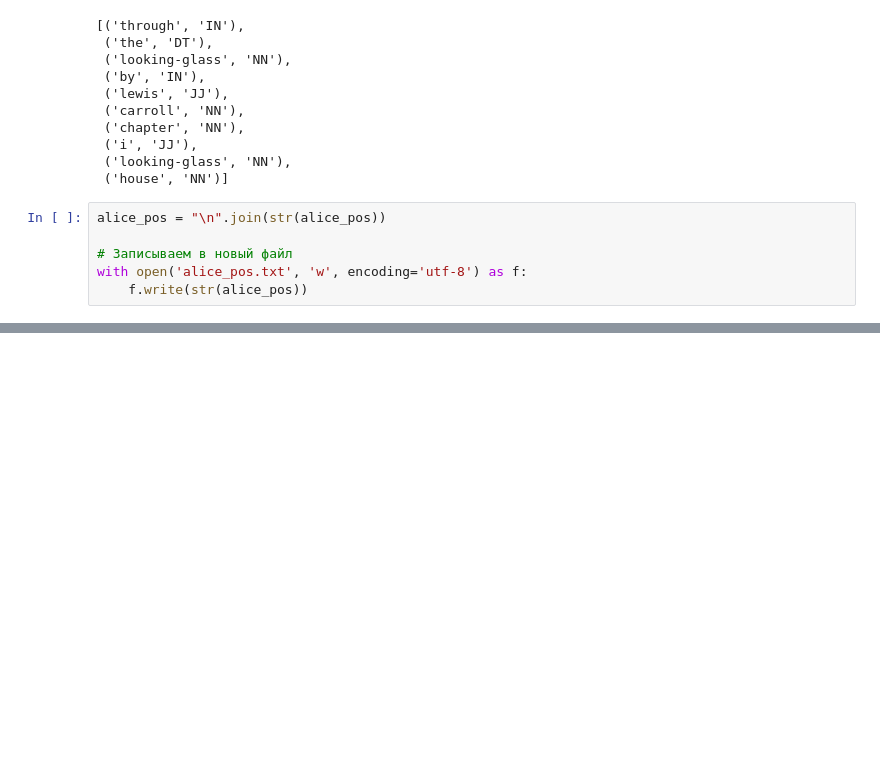
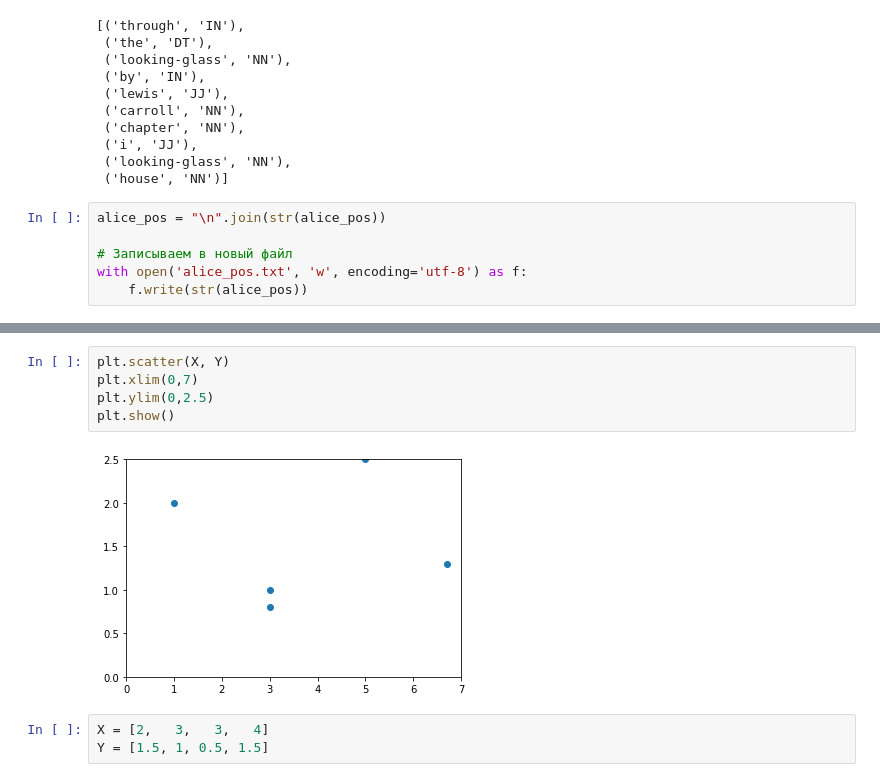
Before and after one commit to yuleopard/homeworks, a Jupyter notebook: Classwork.ipynb, the cells around one changed output, grey strips where cells are left out. Cells and saved outputs as stored; diff of their text form; blank space fills up the shorter version.

```diff
--- a/Classwork.ipynb
+++ b/Classwork.ipynb
@@ -1156,0 +1310,10 @@ wnl.lemmatize(word_tokenize(text_clean))
+# %%
+plt.scatter(X, Y)
+plt.xlim(0,7)
+plt.ylim(0,2.5)
+plt.show()
+# %% [output]
+[figure, added]
+# %%
+X = [2,   3,   3,   4]
+Y = [1.5, 1, 0.5, 1.5]
```
Also changed, not shown: parts of 29 cells of this notebook, 7 other files.
